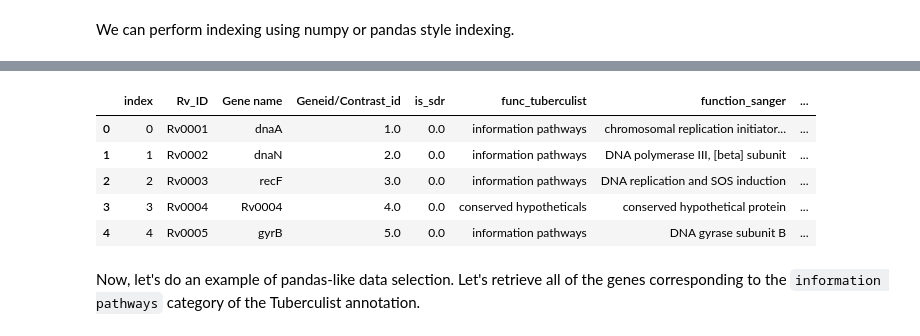
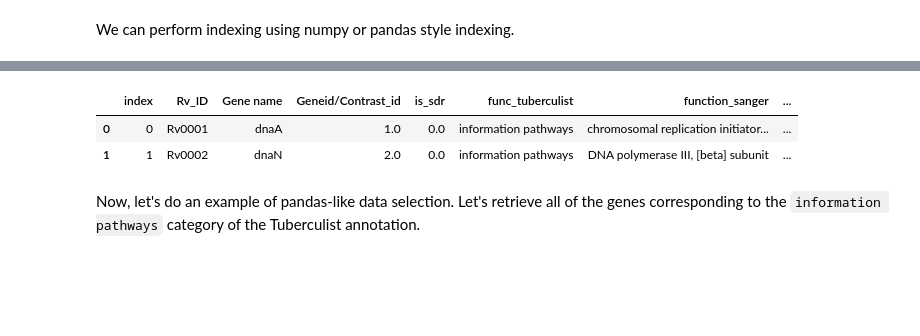
Before and after one commit to manuflores/tbredox, a Jupyter notebook: notebooks/make_anndata_v1.ipynb, the cells around one changed output, grey strips where cells are left out. Cells and saved outputs as stored; diff of their text form; code cells hidden in the pictures; blank space fills up the shorter version.

```diff
--- a/notebooks/make_anndata_v1.ipynb
+++ b/notebooks/make_anndata_v1.ipynb
@@ -56,13 +49,10 @@ adata.var.head()
 # %%
 # Check the .obs df
-adata.obs.head()
+adata.obs.head(2)
 # %% [output]
 |  | index | Rv_ID | Gene name | Geneid/Contrast_id | is_sdr | func_tuberculist | function_sanger | ... |
 | 0 | 0 | Rv0001 | dnaA | 1.0 | 0.0 | information pathways | chromosomal replication initiator... | ... |
 | 1 | 1 | Rv0002 | dnaN | 2.0 | 0.0 | information pathways | DNA polymerase III, [beta] subunit | ... |
-| 2 | 2 | Rv0003 | recF | 3.0 | 0.0 | information pathways | DNA replication and SOS induction | ... |
-| 3 | 3 | Rv0004 | Rv0004 | 4.0 | 0.0 | conserved hypotheticals | conserved hypothetical protein | ... |
-| 4 | 4 | Rv0005 | gyrB | 5.0 | 0.0 | information pathways | DNA gyrase subunit B | ... |
 # %% [markdown]
 Now, let's do an example of pandas-like data selection. Let's retrieve all of the genes corresponding to the `information pathways` category of the Tuberculist annotation.
 # %%
```
Also changed, not shown: parts of 10 cells of this notebook, 1 other file.
